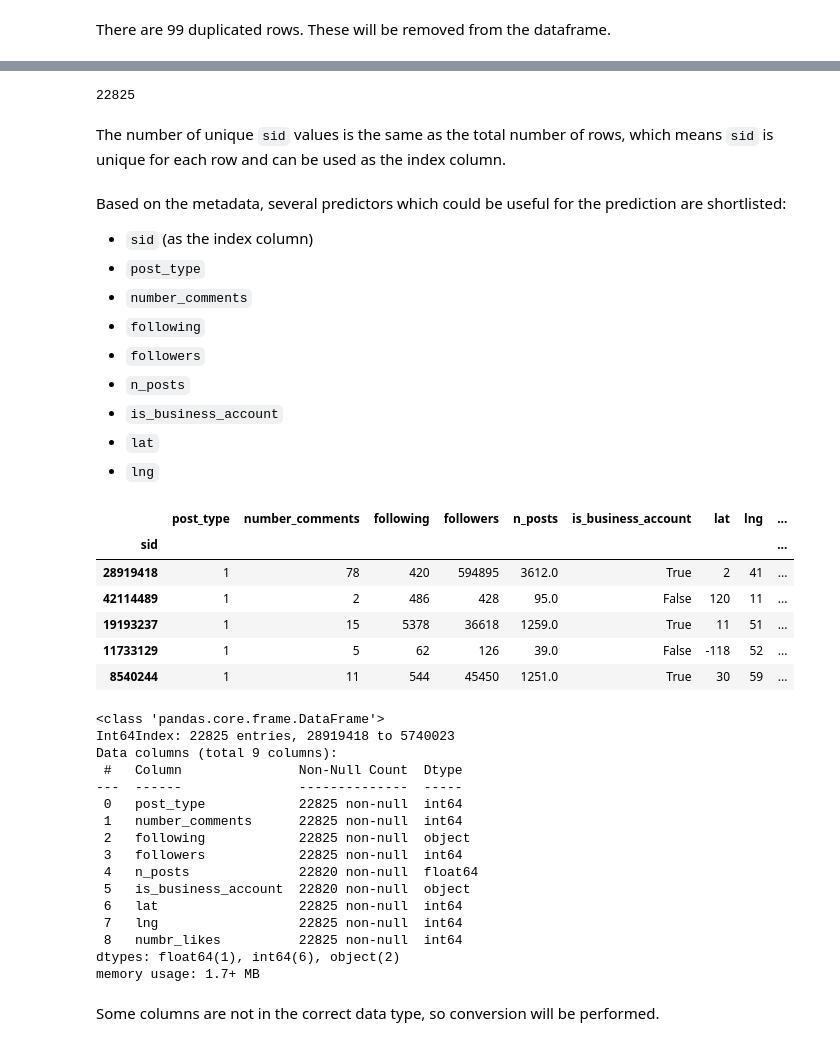
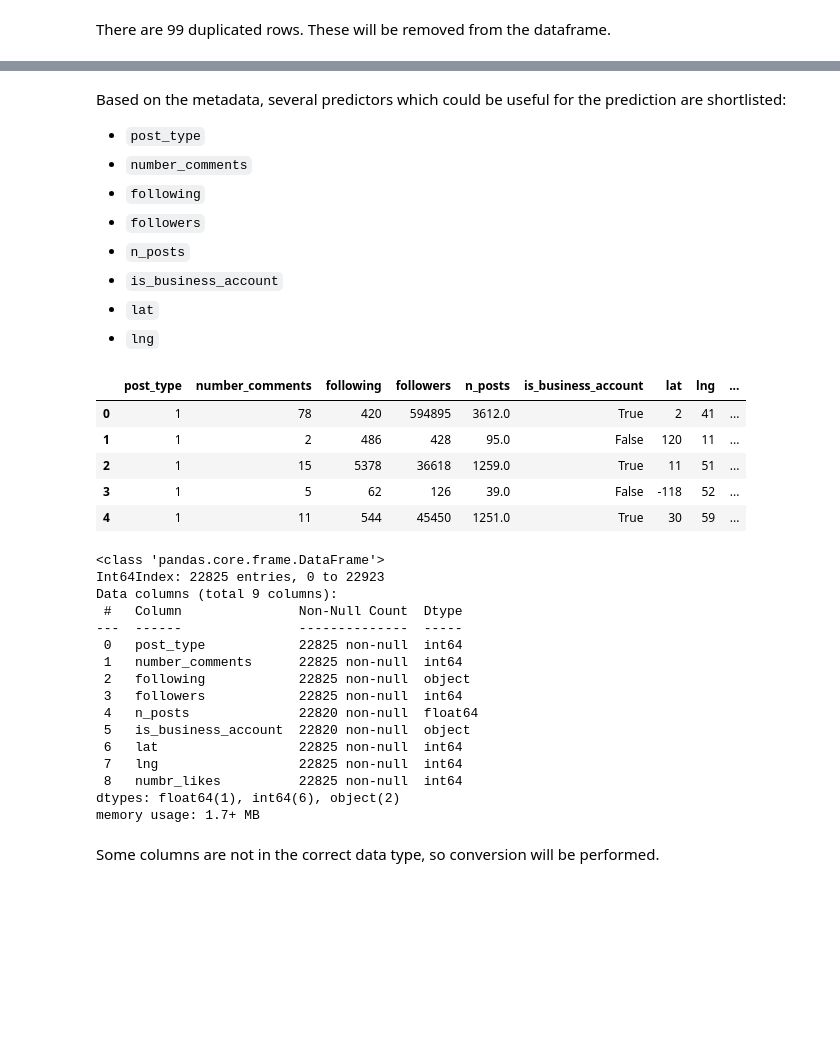
Before and after one commit to seenyanlee/viral-instagram-posts, a Jupyter notebook: submission.ipynb, the cells around one changed output, grey strips where cells are left out. Drawn from its saved outputs; the diff is of its cells as text; code cells hidden in the pictures; blank space fills up the shorter version.

```diff
--- a/submission.ipynb
+++ b/submission.ipynb
@@ -120,12 +118,5 @@ See the caveats in the documentation: https://pandas.pydata.org/pandas-docs/stab
-# %%
-df_train.sid.nunique()
-# %% [output]
-22825
-# %% [markdown]
-The number of unique `sid` values is the same as the total number of rows, which means `sid` is unique for each row and can be used as the index column.
 # %% [markdown]
 Based on the metadata, several predictors which could be useful for the prediction are shortlisted:
-- `sid` (as the index column)
 - `post_type`
 - `number_comments`
 - `following`
@@ -135,24 +126,22 @@ Based on the metadata, several predictors which could be useful for the predicti
 - `lat`
 - `lng`
 # %%
-# keep relevant variables and use sid as the index column
-predictors = ['sid', 'post_type', 'number_comments', 'following', 'followers', 'n_posts', 'is_business_account', 'lat', 'lng', 'numbr_likes']
+# keep relevant variables
+predictors = ['post_type', 'number_comments', 'following', 'followers', 'n_posts', 'is_business_account', 'lat', 'lng', 'numbr_likes']
 df_train = df_train[[col for col in predictors]]
-df_train.set_index('sid', inplace=True)
 df_train.head()
 # %% [output]
 |  | post_type | number_comments | following | followers | n_posts | is_business_account | lat | lng | ... |
-| sid |  |  |  |  |  |  |  |  | ... |
-| 28919418 | 1 | 78 | 420 | 594895 | 3612.0 | True | 2 | 41 | ... |
-| 42114489 | 1 | 2 | 486 | 428 | 95.0 | False | 120 | 11 | ... |
-| 19193237 | 1 | 15 | 5378 | 36618 | 1259.0 | True | 11 | 51 | ... |
-| 11733129 | 1 | 5 | 62 | 126 | 39.0 | False | -118 | 52 | ... |
-| 8540244 | 1 | 11 | 544 | 45450 | 1251.0 | True | 30 | 59 | ... |
+| 0 | 1 | 78 | 420 | 594895 | 3612.0 | True | 2 | 41 | ... |
+| 1 | 1 | 2 | 486 | 428 | 95.0 | False | 120 | 11 | ... |
+| 2 | 1 | 15 | 5378 | 36618 | 1259.0 | True | 11 | 51 | ... |
+| 3 | 1 | 5 | 62 | 126 | 39.0 | False | -118 | 52 | ... |
+| 4 | 1 | 11 | 544 | 45450 | 1251.0 | True | 30 | 59 | ... |
 # %%
 df_train.info()
 # %% [output]
 <class 'pandas.core.frame.DataFrame'>
-Int64Index: 22825 entries, 28919418 to 5740023
+Int64Index: 22825 entries, 0 to 22923
 Data columns (total 9 columns):
  #   Column               Non-Null Count  Dtype
 ---  ------               --------------  -----
```
Also changed, not shown: parts of 70 cells of this notebook.
